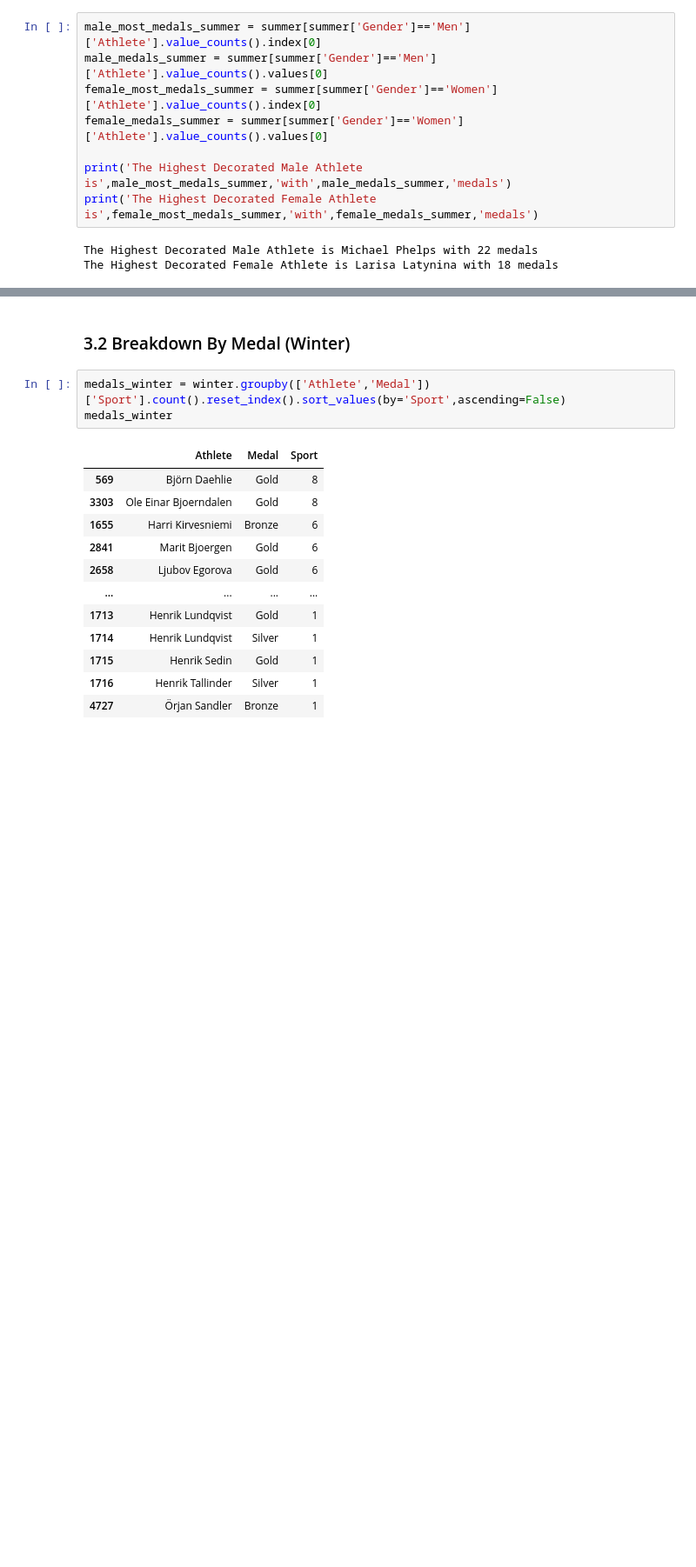
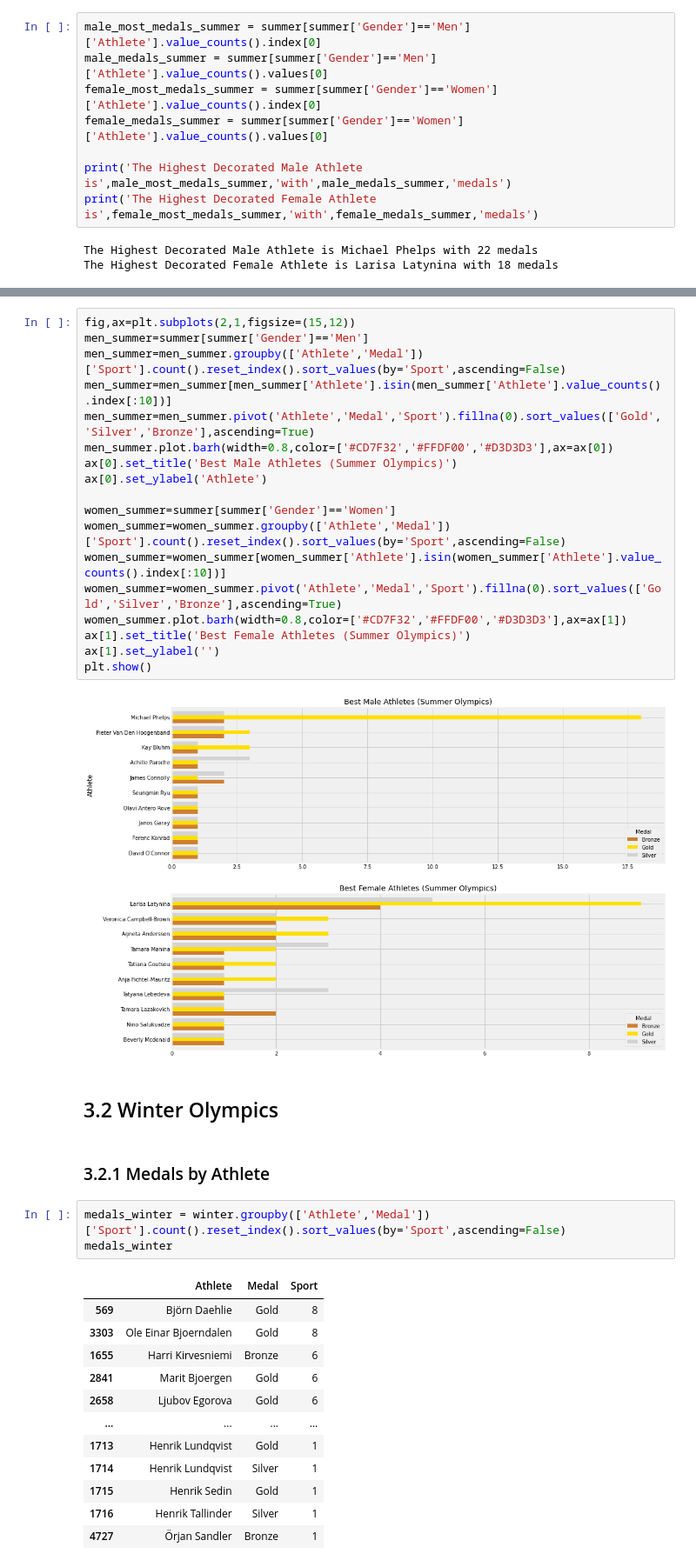
Before and after one commit to eozhisarcikli/olympic-game-analysis, a Jupyter notebook: Analysis & Visualization.ipynb, the cells around one changed output, grey strips where cells are left out. Shown: that part at 87% size. Saved outputs shown, nothing was run; the diff lists cells and outputs as text; blank space fills up the shorter version.

```diff
--- a/Analysis & Visualization.ipynb
+++ b/Analysis & Visualization.ipynb
@@ -125,5 +173,27 @@ The Highest Decorated Female Athlete is Larisa Latynina with 18 medals
+# %%
+fig,ax=plt.subplots(2,1,figsize=(15,12))
+men_summer=summer[summer['Gender']=='Men']
+men_summer=men_summer.groupby(['Athlete','Medal'])['Sport'].count().reset_index().sort_values(by='Sport',ascending=False)
+men_summer=men_summer[men_summer['Athlete'].isin(men_summer['Athlete'].value_counts().index[:10])]
+men_summer=men_summer.pivot('Athlete','Medal','Sport').fillna(0).sort_values(['Gold','Silver','Bronze'],ascending=True)
+men_summer.plot.barh(width=0.8,color=['#CD7F32','#FFDF00','#D3D3D3'],ax=ax[0])
+ax[0].set_title('Best Male Athletes (Summer Olympics)')
+ax[0].set_ylabel('Athlete')
+
+women_summer=summer[summer['Gender']=='Women']
+women_summer=women_summer.groupby(['Athlete','Medal'])['Sport'].count().reset_index().sort_values(by='Sport',ascending=False)
+women_summer=women_summer[women_summer['Athlete'].isin(women_summer['Athlete'].value_counts().index[:10])]
+women_summer=women_summer.pivot('Athlete','Medal','Sport').fillna(0).sort_values(['Gold','Silver','Bronze'],ascending=True)
+women_summer.plot.barh(width=0.8,color=['#CD7F32','#FFDF00','#D3D3D3'],ax=ax[1])
+ax[1].set_title('Best Female Athletes (Summer Olympics)')
+ax[1].set_ylabel('')
+plt.show()
+# %% [output]
+[figure, added]
 # %% [markdown]
-### 3.2 Breakdown By Medal (Winter)
+## 3.2 Winter Olympics
+# %% [markdown]
+### 3.2.1 Medals by Athlete
 # %%
 medals_winter = winter.groupby(['Athlete','Medal'])['Sport'].count().reset_index().sort_values(by='Sport',ascending=False)
 medals_winter
```
Also changed, not shown: parts of 16 cells of this notebook.
